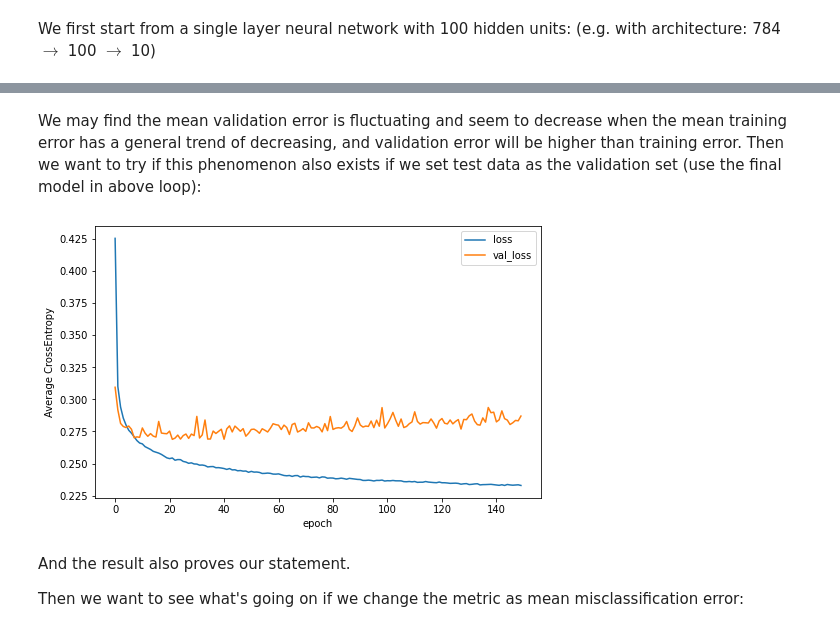
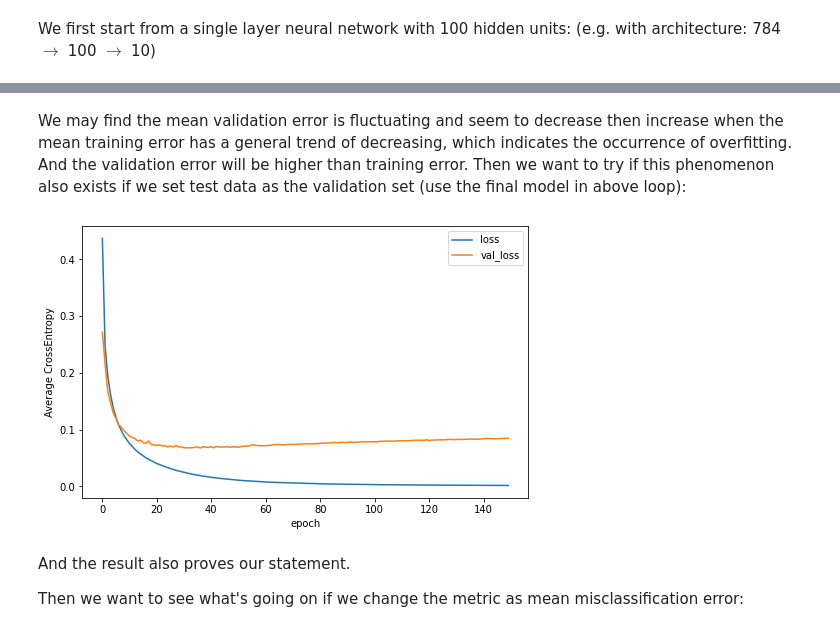
Before and after one commit to miax0722/GR5241-MNIST_data_analysis, a Jupyter notebook: doc/Project.ipynb, the cells around one changed output, grey strips where cells are left out. Cells and saved outputs as stored; diff of their text form; code cells hidden in the pictures.

```diff
--- a/doc/Project.ipynb
+++ b/doc/Project.ipynb
@@ -224,22 +227,22 @@ for seed in range(5):
 # %% [markdown]
-We may find the mean validation error is fluctuating and seem to decrease when the mean training error has a general trend of decreasing, and validation error will be higher than training error. Then we want to try if this phenomenon also exists if we set test data as the validation set (use the final model in above loop):
+We may find the mean validation error is fluctuating and seem to decrease then increase when the mean training error has a general trend of decreasing, which indicates the occurrence of overfitting. And the validation error will be higher than training error. Then we want to try if this phenomenon also exists if we set test data as the validation set (use the final model in above loop):
 # %%
 np.random.seed(4)
 #Create single layer NN
 ann = Sequential()
 #add one hidden layers
 #ann.add(Flatten())
-ann.add(Dense(100))
-ann.add(Dense(10))
-ann.compile(optimizer=sgd,loss=keras.losses.SparseCategoricalCrossentropy(from_logits=True),metrics=[SparseCategoricalCrossentropy()])
+ann.add(Dense(100,activation='relu',input_shape=(784,)))
+ann.add(Dense(10,activation='softmax'))
+ann.compile(optimizer=sgd,loss=keras.losses.SparseCategoricalCrossentropy(),metrics=[SparseCategoricalCrossentropy()])
 history=ann.fit(X_train,Y_train,epochs=150,validation_data=(X_test,Y_test),verbose=0,batch_size=100)
 res=pd.DataFrame(history.history)
 res[['loss','val_loss']].plot(figsize=(8,5))
 plt.xlabel('epoch')
 plt.ylabel('Average CrossEntropy')
 plt.show()
 # %% [output]
-[figure, old version]
+[figure, new version]
 # %% [markdown]
 And the result also proves our statement.
 
```
Also changed, not shown: parts of 18 cells of this notebook, 3 other files.
